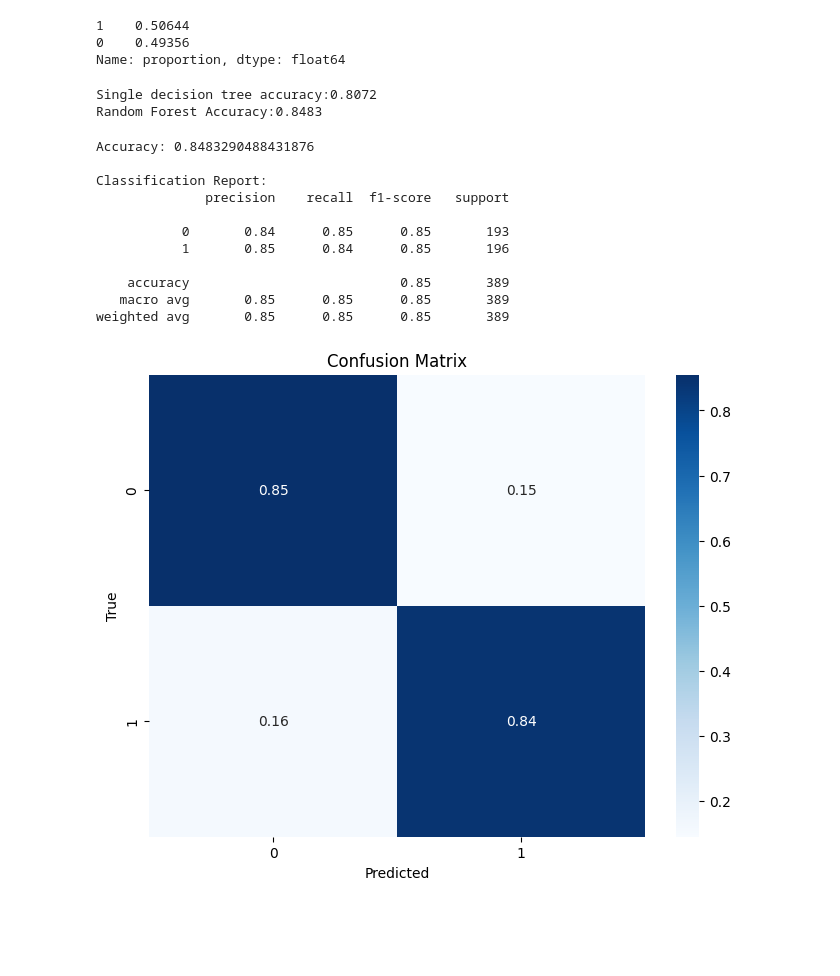
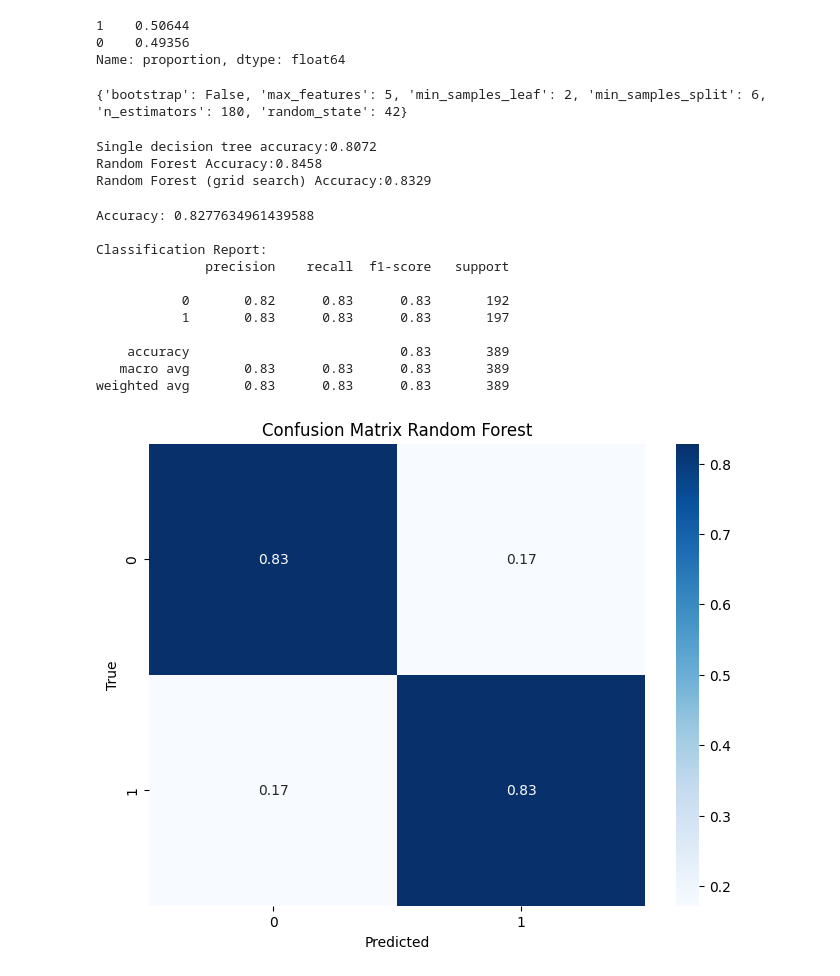
Before and after one commit to molingo/Applied_machine_learning, a Jupyter notebook: Exam.ipynb, the cells around one changed output. Cells and saved outputs as stored; diff of their text form; code cells hidden in the pictures; blank space fills up the shorter version.

```diff
--- a/Exam.ipynb
+++ b/Exam.ipynb
@@ -72,50 +72,75 @@ Name: proportion, dtype: float64
 # %%
 #split data into training
 X_train, X_test, y_train, y_test = train_test_split(X, y, test_size=0.2, random_state=42)
+# %%
+#grid search for finding best hyperparameters
+from sklearn.model_selection import GridSearchCV
+
+parameter_grid = {
+    'n_estimators' : [180,200,220],
+    'min_samples_split' : [4,5,6],
+    'min_samples_leaf' : [1,2],
+    'max_features' : [4,5,6],
+    'bootstrap' : [True,False],
+    'random_state' : [42]
+}
+
+grid_search = GridSearchCV(RandomForestClassifier(), param_grid=parameter_grid, cv=5)
+grid_search.fit(X_train, y_train)
+#print best parameters
+print(grid_search.best_params_)
+gs = grid_search.best_estimator_
+# %% [output]
+{'bootstrap': False, 'max_features': 5, 'min_samples_leaf': 2, 'min_samples_split': 6, 'n_estimators': 180, 'random_state': 42}
 # %%
-#### Decision tree followed by random forest
-
+#### Comparison of decision tree, random forest (trial and error tuned), Random forest (grid search)
 dt = DecisionTreeClassifier(random_state=42)
 dt.fit(X_train, y_train)
 dt_pred = dt.predict(X_test)
 print("Single decision tree accuracy:" + str(round(accuracy_score(y_test, dt_pred),4)))
 
 # Random Forest (with bagging)
-rf_full = RandomForestClassifier(n_estimators=200, random_state=42, min_samples_split=5, max_features=5, bootstrap=False)
+rf_full = RandomForestClassifier(n_estimators=200, random_state=42, min_samples_split=5, max_features=5, bootstrap=True)
 rf_full.fit(X_train, y_train)
 rf_full_pred = rf_full.predict(X_test)
 print("Random Forest Accuracy:" + str(round(accuracy_score(y_test, rf_full_pred),4)))
+
+#grid serach
+gs_pred = gs.predict(X_test)
+print("Random Forest (grid search) Accuracy:" + str(round(accuracy_score(y_test, gs_pred),4)))
 # %% [output]
 Single decision tree accuracy:0.8072
-Random Forest Accuracy:0.8483
+Random Forest Accuracy:0.8458
+Random Forest (grid search) Accuracy:0.8329
 # %%
 #y prediction for confusion matrix
 y_pred = rf_full.predict(X_test)
 #validation of model using normalized confusion matrix, and accuracy
 cm = confusion_matrix(y_test, y_pred,normalize="true")
 print("\nAccuracy:", accuracy_score(y_test, y_pred))
 print("\nClassification Report:")
 print(classification_report(y_test, y_pred))
 
 #plotting
 plt.figure(figsize=(8, 6))
 sns.heatmap(cm, annot=True, cmap="Blues",
             xticklabels=rf_full.classes_,
             yticklabels=rf_full.classes_)
 plt.xlabel("Predicted")
 plt.ylabel("True")
-plt.title("Confusion Matrix")
+plt.title("Confusion Matrix Random Forest")
+plt.savefig("CM_binary/CM_rf")
 plt.show()
 # %% [output]
-Accuracy: 0.8483290488431876
+Accuracy: 0.8277634961439588
 
 Classification Report:
               precision    recall  f1-score   support
 
-           0       0.84      0.85      0.85       193
-           1       0.85      0.84      0.85       196
+           0       0.82      0.83      0.83       192
+           1       0.83      0.83      0.83       197
 
-    accuracy                           0.85       389
-   macro avg       0.85      0.85      0.85       389
-weighted avg       0.85      0.85      0.85       389
+    accuracy                           0.83       389
+   macro avg       0.83      0.83      0.83       389
+weighted avg       0.83      0.83      0.83       389
-[figure, old version]
+[figure, new version]
```
Also changed, not shown: parts of 6 cells of this notebook, 4 other files.
